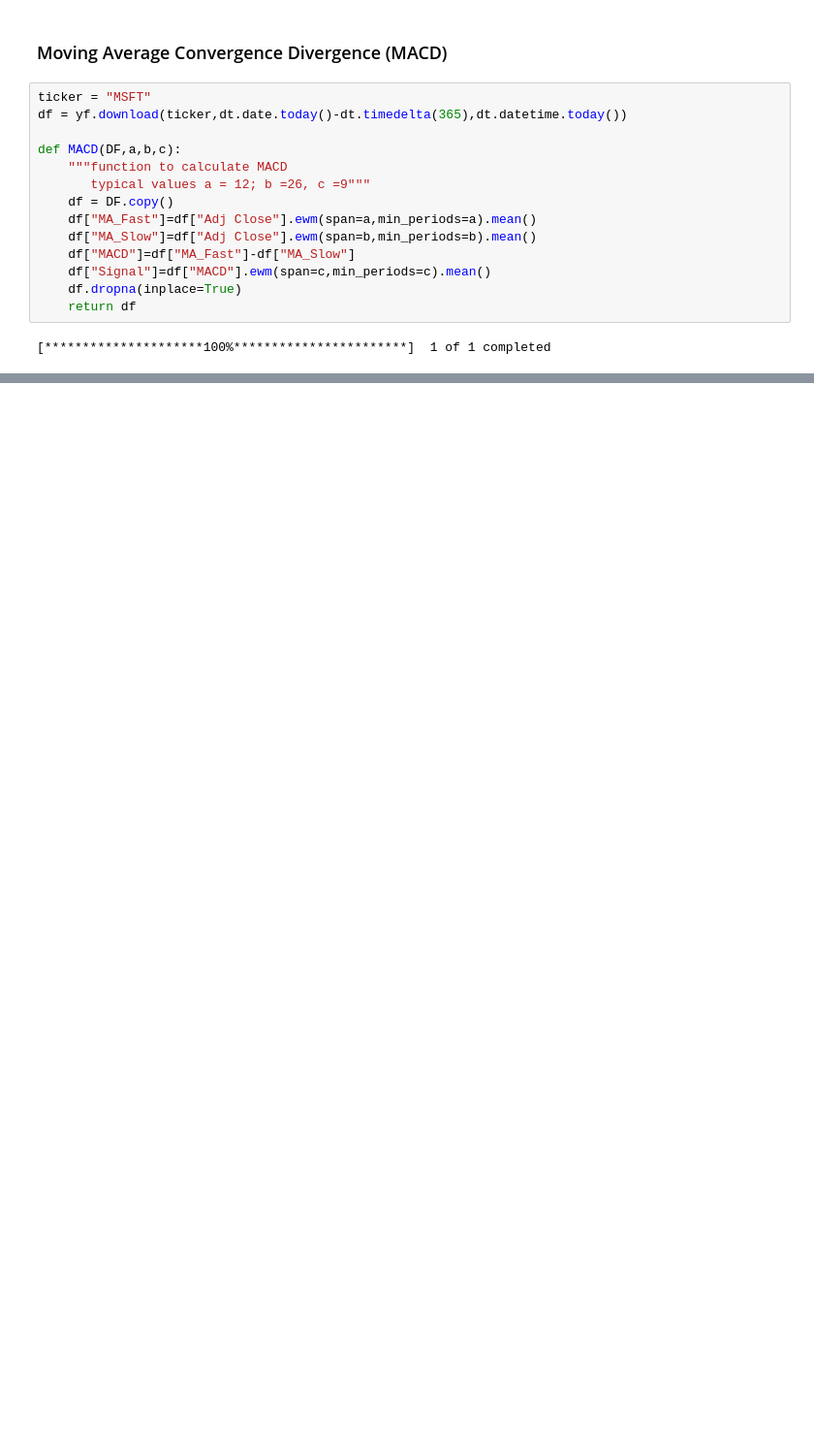
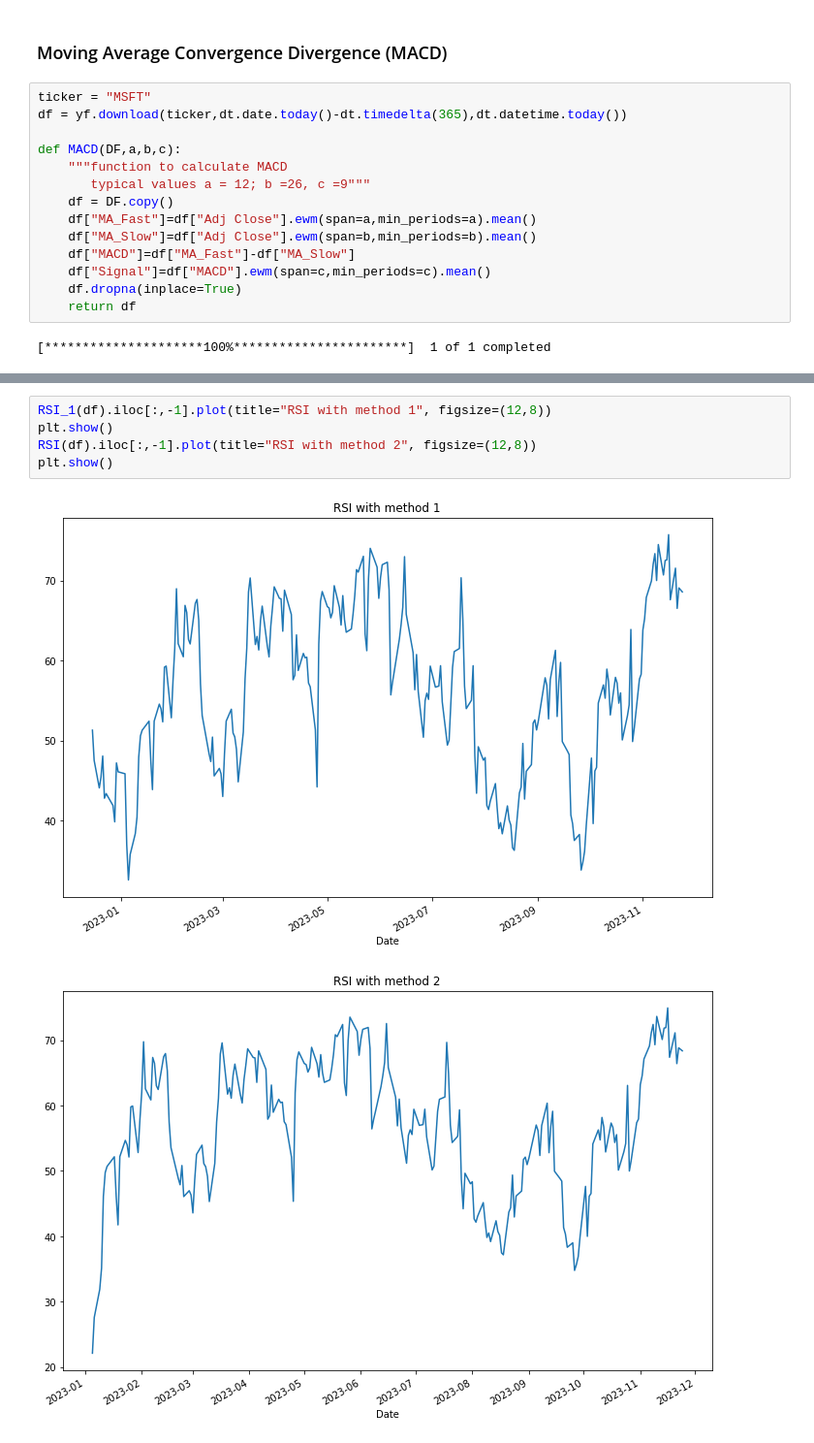
Before and after one commit to durianboy17/Technical-Analysis, a Jupyter notebook: Technical Analysis.ipynb, the cells around one changed output, grey strips where cells are left out. Shown at 97% size. Saved outputs shown, nothing was run; the diff lists cells and outputs as text; blank space fills up the shorter version.

```diff
--- a/Technical Analysis.ipynb
+++ b/Technical Analysis.ipynb
@@ -59,0 +134,8 @@ Text(0.5, 0.98, 'Stock Price with MACD')
+# %%
+RSI_1(df).iloc[:,-1].plot(title="RSI with method 1", figsize=(12,8))
+plt.show()
+RSI(df).iloc[:,-1].plot(title="RSI with method 2", figsize=(12,8))
+plt.show()
+# %% [output]
+[figure, added]
+[figure, added]
```
Also changed, not shown: parts of 6 cells of this notebook.
